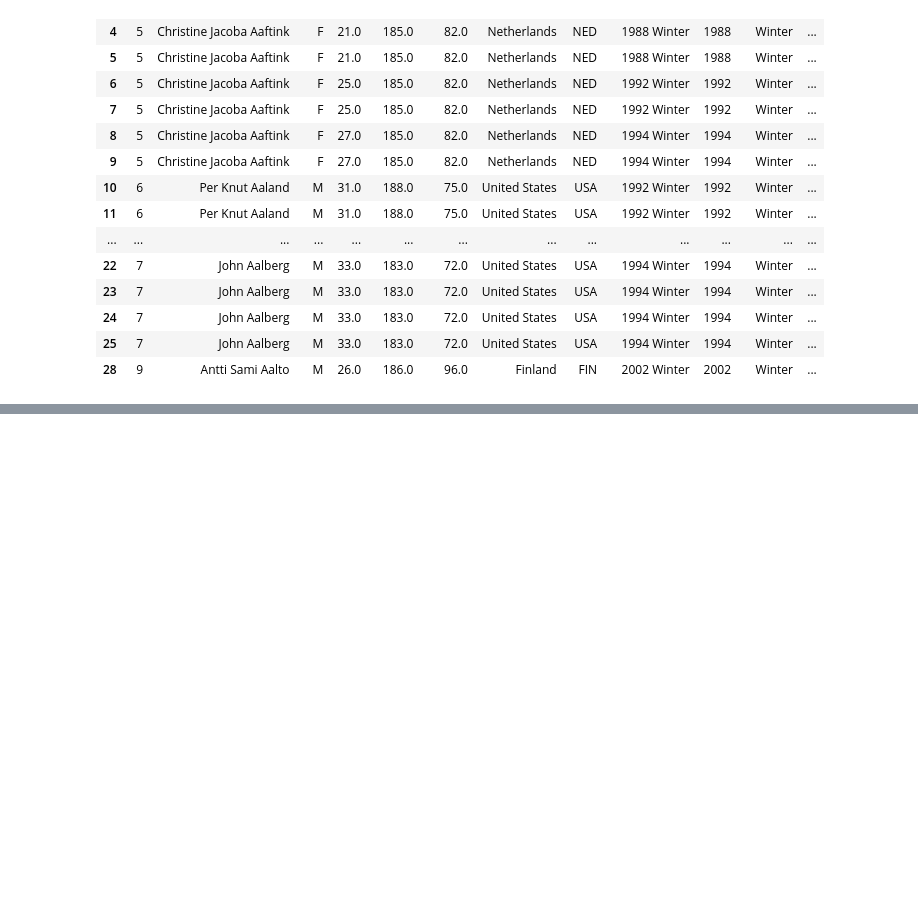
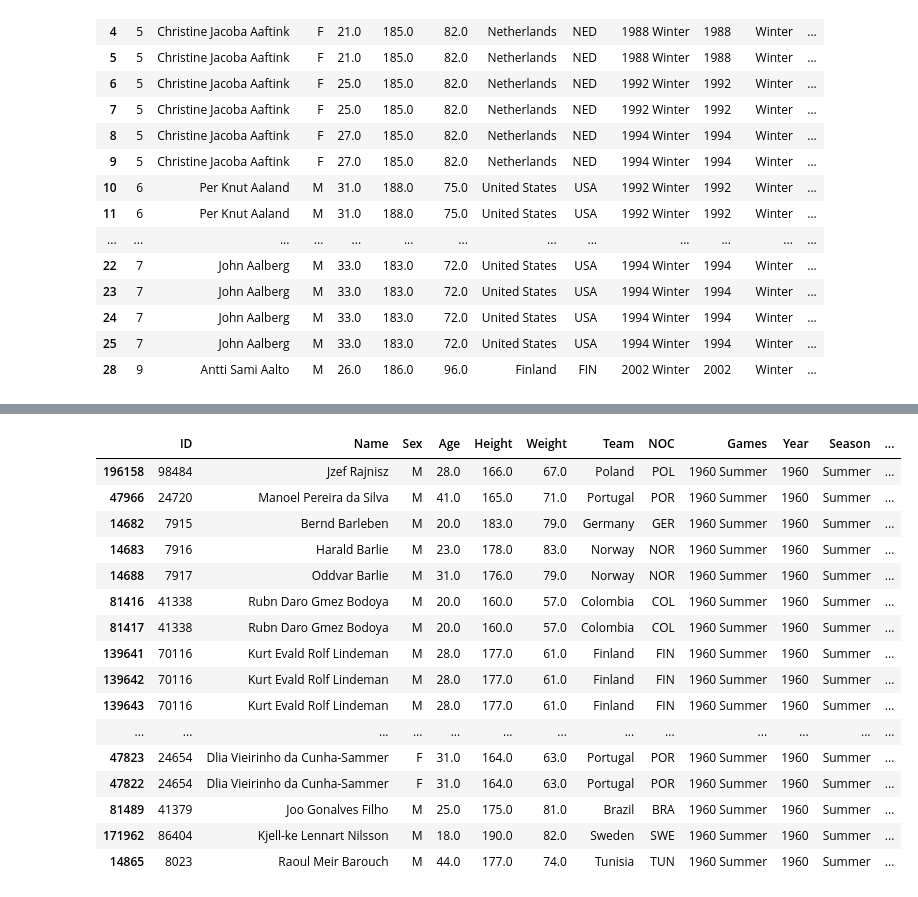
Before and after one commit to arroyo-jorge16/project_1_group_3, a Jupyter notebook: jessie_work/Preliminary Look.ipynb, the cells around one changed output, grey strips where cells are left out. Drawn from its saved outputs; the diff is of its cells as text; code cells hidden in the pictures; blank space fills up the shorter version.

```diff
--- a/jessie_work/Preliminary Look.ipynb
+++ b/jessie_work/Preliminary Look.ipynb
@@ -139,0 +160,5 @@ sorted_df.to_csv("sorted_olympics_data.csv", index=False)
+# %%
+# dropping null values for height and weight
+sorted_df['Medal'].fillna('DNM', inplace=True)
+
+sorted_df.info()
@@ -139,0 +192,3 @@ sorted_df.to_csv("sorted_olympics_data.csv", index=False)
+# %%
+sorted_df = sorted_df.dropna()
+sorted_df.info()
@@ -139,0 +213,21 @@ sorted_df.to_csv("sorted_olympics_data.csv", index=False)
+# %%
+# double checked with excel - this is accurate for all dropped nulls, they do not all align on the same rows
+sorted_df.head(50)
+# %% [output]
+|  | ID | Name | Sex | Age | Height | Weight | Team | NOC | Games | Year | Season | ... |
+| 196158 | 98484 | Jzef Rajnisz | M | 28.0 | 166.0 | 67.0 | Poland | POL | 1960 Summer | 1960 | Summer | ... |
+| 47966 | 24720 | Manoel Pereira da Silva | M | 41.0 | 165.0 | 71.0 | Portugal | POR | 1960 Summer | 1960 | Summer | ... |
+| 14682 | 7915 | Bernd Barleben | M | 20.0 | 183.0 | 79.0 | Germany | GER | 1960 Summer | 1960 | Summer | ... |
+| 14683 | 7916 | Harald Barlie | M | 23.0 | 178.0 | 83.0 | Norway | NOR | 1960 Summer | 1960 | Summer | ... |
+| 14688 | 7917 | Oddvar Barlie | M | 31.0 | 176.0 | 79.0 | Norway | NOR | 1960 Summer | 1960 | Summer | ... |
+| 81416 | 41338 | Rubn Daro Gmez Bodoya | M | 20.0 | 160.0 | 57.0 | Colombia | COL | 1960 Summer | 1960 | Summer | ... |
+| 81417 | 41338 | Rubn Daro Gmez Bodoya | M | 20.0 | 160.0 | 57.0 | Colombia | COL | 1960 Summer | 1960 | Summer | ... |
+| 139641 | 70116 | Kurt Evald Rolf Lindeman | M | 28.0 | 177.0 | 61.0 | Finland | FIN | 1960 Summer | 1960 | Summer | ... |
+| 139642 | 70116 | Kurt Evald Rolf Lindeman | M | 28.0 | 177.0 | 61.0 | Finland | FIN | 1960 Summer | 1960 | Summer | ... |
+| 139643 | 70116 | Kurt Evald Rolf Lindeman | M | 28.0 | 177.0 | 61.0 | Finland | FIN | 1960 Summer | 1960 | Summer | ... |
+| ... | ... | ... | ... | ... | ... | ... | ... | ... | ... | ... | ... | ... |
+| 47823 | 24654 | Dlia Vieirinho da Cunha-Sammer | F | 31.0 | 164.0 | 63.0 | Portugal | POR | 1960 Summer | 1960 | Summer | ... |
+| 47822 | 24654 | Dlia Vieirinho da Cunha-Sammer | F | 31.0 | 164.0 | 63.0 | Portugal | POR | 1960 Summer | 1960 | Summer | ... |
+| 81489 | 41379 | Joo Gonalves Filho | M | 25.0 | 175.0 | 81.0 | Brazil | BRA | 1960 Summer | 1960 | Summer | ... |
+| 171962 | 86404 | Kjell-ke Lennart Nilsson | M | 18.0 | 190.0 | 82.0 | Sweden | SWE | 1960 Summer | 1960 | Summer | ... |
+| 14865 | 8023 | Raoul Meir Barouch | M | 44.0 | 177.0 | 74.0 | Tunisia | TUN | 1960 Summer | 1960 | Summer | ... |
```
Also changed, not shown: parts of 5 cells of this notebook, 12 other files.
